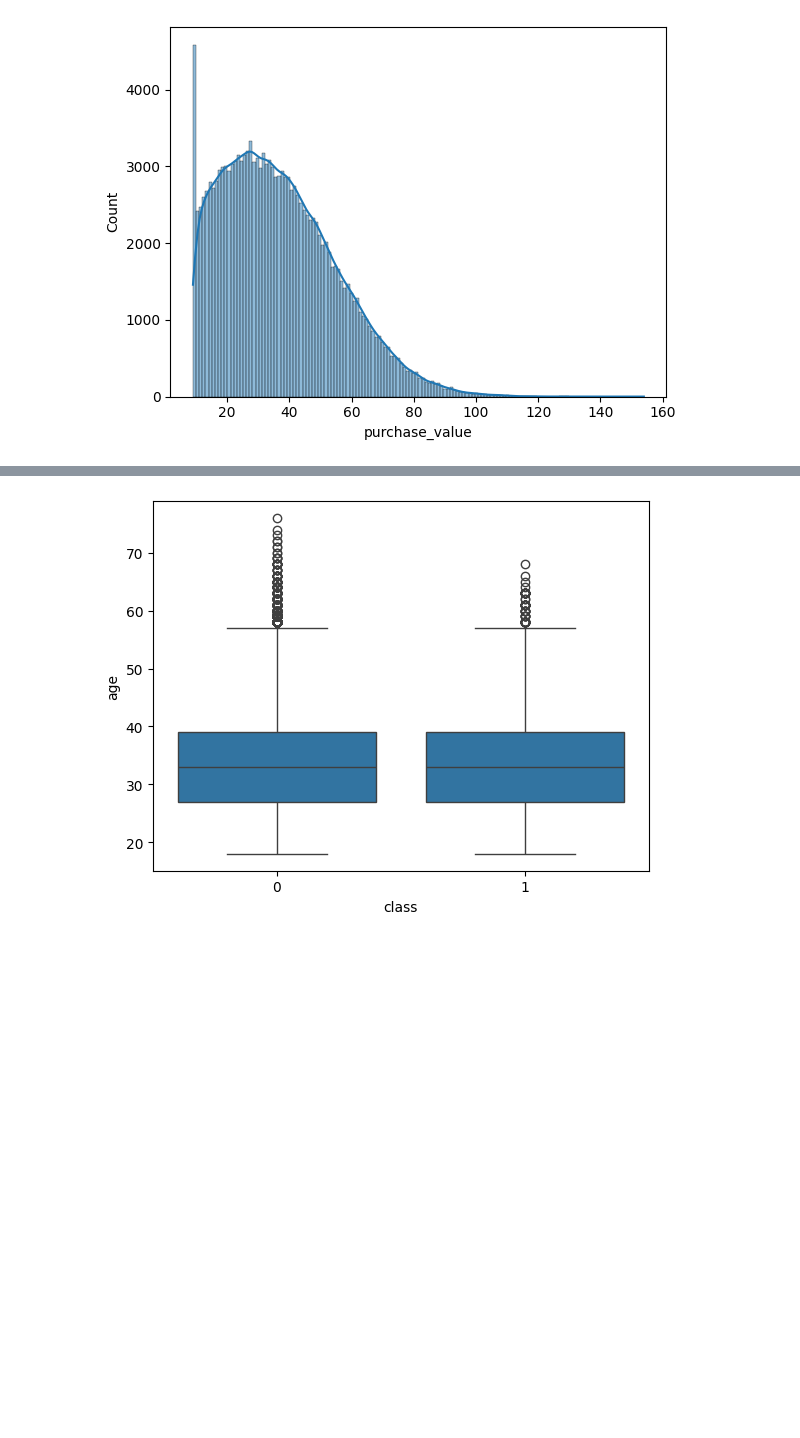
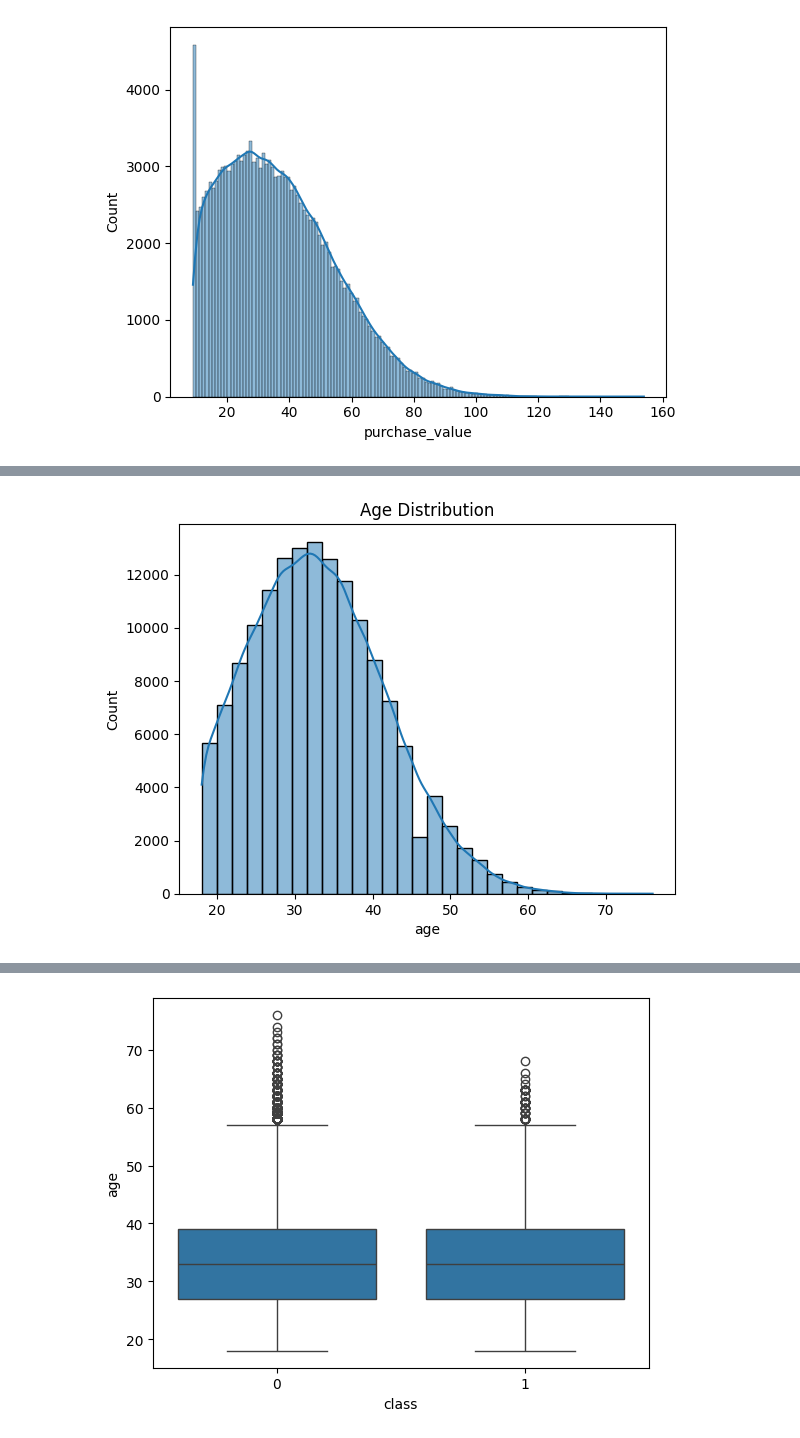
Before and after one commit to hlemma03-netizen/fraud-detection, a Jupyter notebook: notebooks/eda-fraud-data.ipynb, the cells around one changed output, grey strips where cells are left out. Drawn from its saved outputs; the diff is of its cells as text; code cells hidden in the pictures; blank space fills up the shorter version.

```diff
--- a/notebooks/eda-fraud-data.ipynb
+++ b/notebooks/eda-fraud-data.ipynb
@@ -29,6 +29,11 @@ ip_address        0
 class             0
 dtype: int64
 # %%
+import pandas as pd
+
+if "fraud_df" not in globals():
+    fraud_df = pd.read_csv("../data/raw/Fraud_Data.csv")
+
 fraud_df.dropna(inplace=True)
 # %%
 fraud_df["age"].fillna(fraud_df["age"].median(), inplace=True)
@@ -122,0 +126,6 @@ plt.show()
+# %%
+sns.histplot(fraud_df["age"], bins=30, kde=True)
+plt.title("Age Distribution")
+plt.show()
+# %% [output]
+[figure, added]
```
Also changed, not shown: parts of 10 cells of this notebook, 6 other files.
